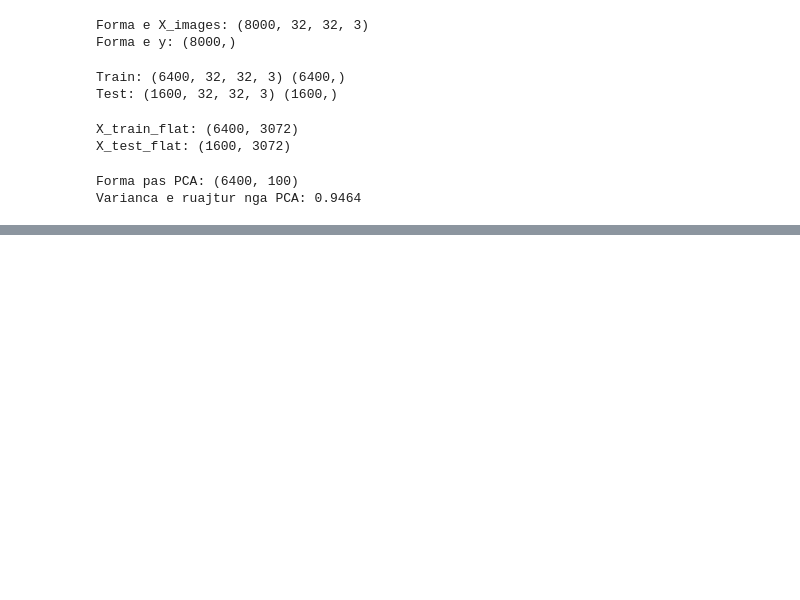
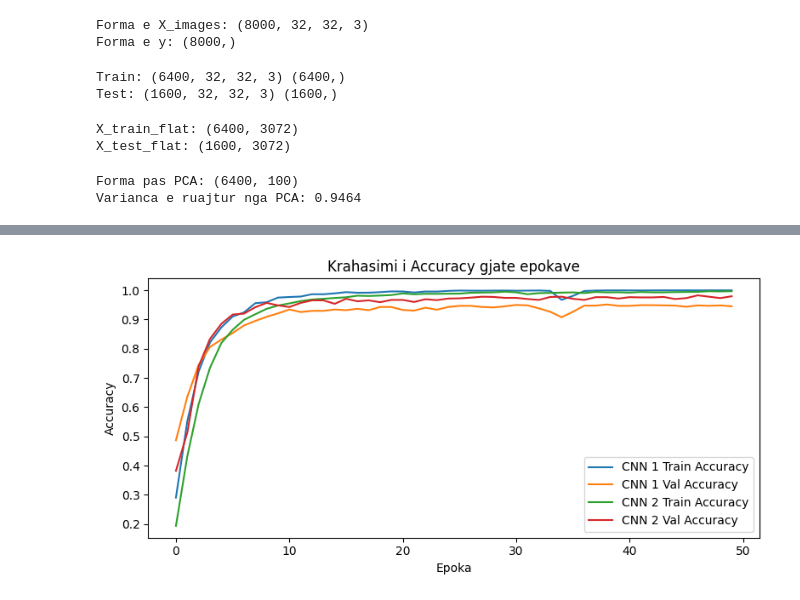
Before and after one commit to RijonZ/traffic-sign-detection-ipynb, a Jupyter notebook: data_preprocessing.ipynb, the cells around one changed output, grey strips where cells are left out. Cells and saved outputs as stored; diff of their text form; code cells hidden in the pictures; blank space fills up the shorter version.

Commit message:
CNN Models

```diff
--- a/data_preprocessing.ipynb
+++ b/data_preprocessing.ipynb
@@ -342,0 +376,6 @@ weighted avg       0.85      0.84      0.84      1600
+# %%
+num_classes = len(np.unique(y))
+y_train_cat = to_categorical(y_train, num_classes=num_classes)
+y_test_cat = to_categorical(y_test, num_classes=num_classes)
+
+print("Numri i klasave:", num_classes)
@@ -342,0 +445,17 @@ weighted avg       0.85      0.84      0.84      1600
+# %%
+def build_cnn_architecture_2(input_shape=(32, 32, 3), num_classes=43):
+    model = Sequential([
+        Conv2D(32, (3, 3), activation='relu', input_shape=input_shape),
+        MaxPooling2D((2, 2)),
+        Conv2D(64, (3, 3), activation='relu'),
+        MaxPooling2D((2, 2)),
+        Flatten(),
+        Dense(256, activation='relu'),
+        Dropout(0.3),
+        Dense(num_classes, activation='softmax')
+    ])
+    model.compile(optimizer='adam', loss='categorical_crossentropy', metrics=['accuracy'])
+    return model
+
+cnn2 = build_cnn_architecture_2(num_classes=num_classes)
+cnn2.summary()
@@ -342,0 +486,8 @@ weighted avg       0.85      0.84      0.84      1600
+# %%
+history_cnn2 = cnn2.fit(
+    X_train_img, y_train_cat,
+    validation_split=0.2,
+    epochs=50,
+    batch_size=64,
+    verbose=1
+)
@@ -342,0 +561,14 @@ weighted avg       0.85      0.84      0.84      1600
+# %%
+plt.figure(figsize=(8, 4))
+plt.plot(history_cnn1.history['accuracy'], label='CNN 1 Train Accuracy')
+plt.plot(history_cnn1.history['val_accuracy'], label='CNN 1 Val Accuracy')
+plt.plot(history_cnn2.history['accuracy'], label='CNN 2 Train Accuracy')
+plt.plot(history_cnn2.history['val_accuracy'], label='CNN 2 Val Accuracy')
+plt.title('Krahasimi i Accuracy gjate epokave')
+plt.xlabel('Epoka')
+plt.ylabel('Accuracy')
+plt.legend()
+plt.tight_layout()
+plt.show()
+# %% [output]
+[figure, added]
```
Also changed, not shown: parts of 14 cells of this notebook.
